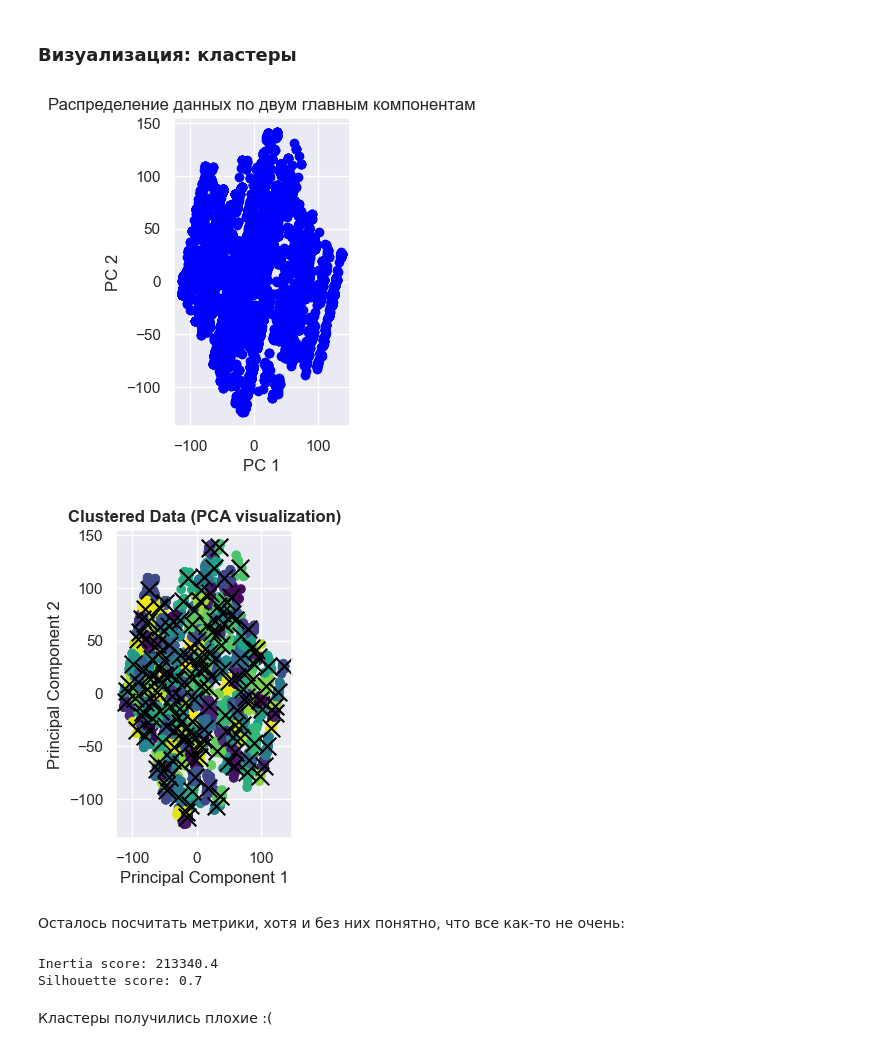
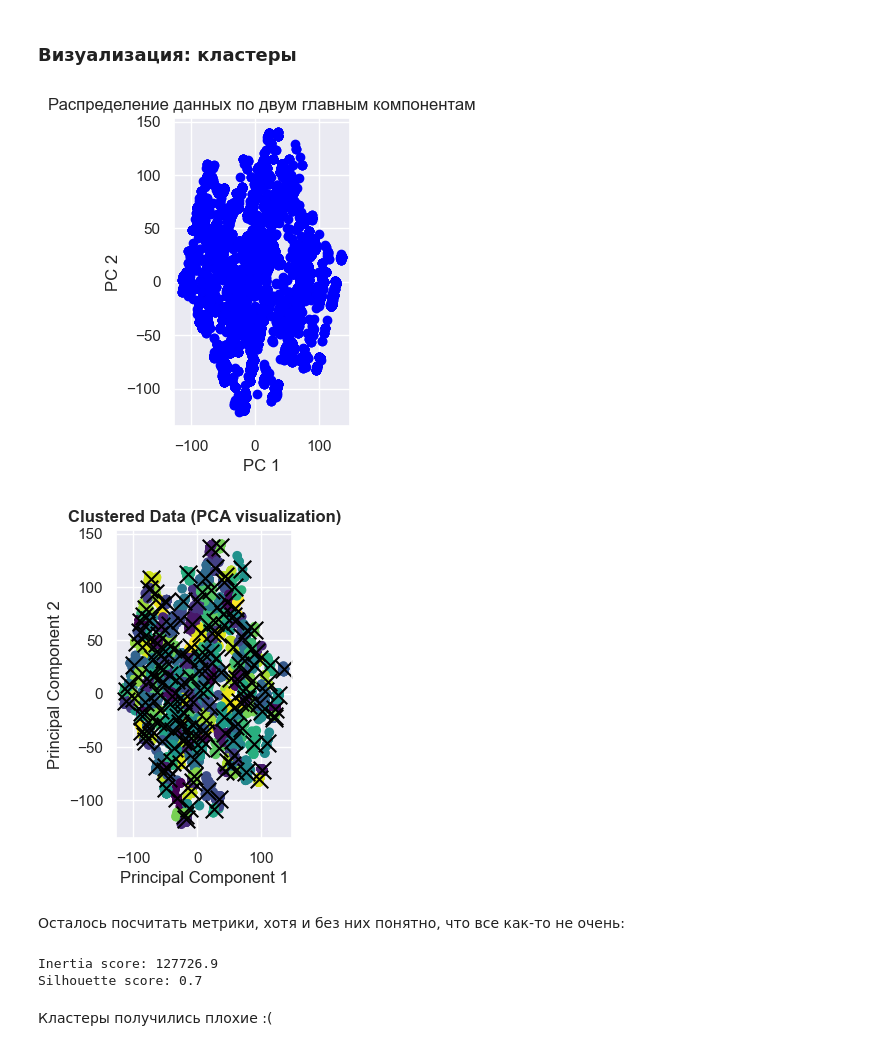
Before and after one commit to eaklykova/machine_learning_2023, a Jupyter notebook: hw7/Klykova_Part_07_Clustering.ipynb, the cells around one changed output. Cells and saved outputs as stored; diff of their text form; code cells hidden in the pictures.

```diff
--- a/hw7/Klykova_Part_07_Clustering.ipynb
+++ b/hw7/Klykova_Part_07_Clustering.ipynb
@@ -308,0 +309,4 @@ plt.show()
+# %%
+pca_cut = PCA(2)
+pca_cut_result = pca_cut.fit_transform(vec_df_cut)
+pca_cut_result.shape
@@ -312,4 +329,4 @@ plt.show()
 # %%
-kmeans = KMeans(n_clusters=4, n_init=15, random_state=RANDOM_SEED)
-kmeans.fit(pca_2_result)
+kmeans = KMeans(n_clusters=171, n_init=15, random_state=RANDOM_SEED)
+kmeans.fit(pca_cut_result)
 # %% [output]
@@ -332,9 +349,9 @@ silhouette = {}
 
 for i in tqdm(num_clusters):
     kmeans = KMeans(n_clusters=i, n_init=15, random_state=RANDOM_SEED)
-    kmeans.fit(pca_2_result)
+    kmeans.fit(pca_cut_result)
     inertia[i] = kmeans.inertia_
-    silhouette[i] = silhouette_score(pca_2_result,
+    silhouette[i] = silhouette_score(pca_cut_result,
                                      kmeans.labels_,
                                      metric='euclidean')
 # %%
@@ -391,6 +408,6 @@ plt.show()
 # %%
-kmeans = KMeans(n_clusters=171, n_init=15, random_state=RANDOM_SEED)
-kmeans_labels = kmeans.fit_predict(pca_2_result)
+kmeans = KMeans(n_clusters=183, n_init=15, random_state=RANDOM_SEED)
+kmeans_labels = kmeans.fit_predict(pca_cut_result)
 centroids = kmeans.cluster_centers_
 display(pd.Series(kmeans_labels).value_counts())
 # %% [output]
@@ -430,30 +447,32 @@ pca_2_df
 # %%
 sns.set(rc={'figure.figsize': (5, 4)}, font_scale=1)
 
 plt.subplot(1, 2, 1) # аргументы: nrows, ncols, index
-plt.scatter(x=pca_2_result[:, 0], y=pca_2_result[:, 1], color='blue') # 0 и 1 - индексы колонок
+plt.scatter(x=pca_cut_result[:, 0], y=pca_cut_result[:, 1],
+            color='blue') # 0 и 1 - индексы колонок
 plt.xlabel('PC 1')
 plt.ylabel('PC 2')
 
 plt.title('Распределение данных по двум главным компонентам')
 plt.show()
 
 plt.subplot(1, 2, 2)
-sns.set(rc={'figure.figsize':(5,4)},font_scale=1)
+sns.set(rc={'figure.figsize': (5, 4)}, font_scale=1)
 
-plt.scatter(x=pca_2_result[:, 0], y=pca_2_result[:, 1], c=kmeans_labels, cmap='viridis')
+plt.scatter(x=pca_cut_result[:, 0], y=pca_cut_result[:, 1],
+            c=kmeans_labels, cmap='viridis')
 plt.scatter(centroids[:, 0], centroids[:, 1],
             marker='x', s=160, color='black')
 
 plt.xlabel('Principal Component 1')
 plt.ylabel('Principal Component 2')
 
-plt.title('Clustered Data (PCA visualization)',fontweight='bold')
+plt.title('Clustered Data (PCA visualization)', fontweight='bold')
 
 plt.show()
 # %% [output]
-[figure, old version]
+[figure, new version]
-[figure, old version]
+[figure, new version]
 # %% [markdown]
 Осталось посчитать метрики, хотя и без них понятно, что все как-то не очень:
 # %%
@@ -461,11 +480,11 @@ plt.show()
 # инерция: определяется на [0, inf) (чем ниже тем лучше)
 
 print('Inertia score: %0.1f' % kmeans.inertia_)
-print('Silhouette score: %0.1f' % silhouette_score(pca_2_result,
+print('Silhouette score: %0.1f' % silhouette_score(pca_cut_result,
                                                    kmeans.labels_,
                                                    metric='euclidean'))
 # %% [output]
-Inertia score: 213340.4
+Inertia score: 127726.9
 Silhouette score: 0.7
 # %% [markdown]
 Кластеры получились плохие :(
```
Also changed, not shown: parts of 77 cells of this notebook.
